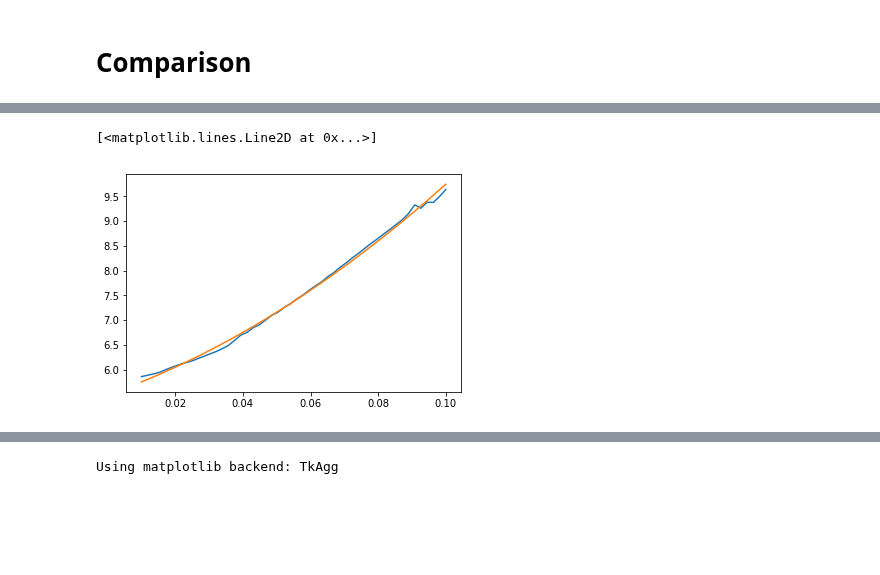
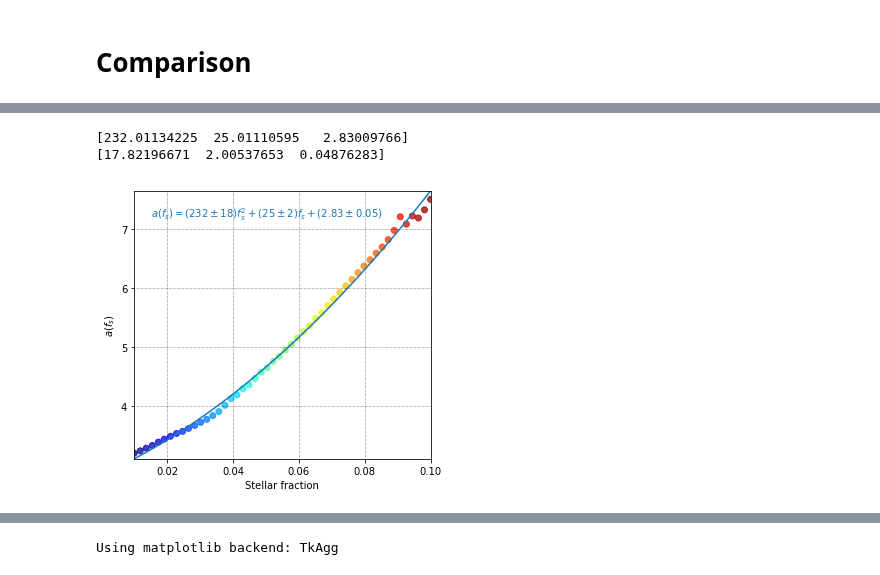
Before and after one commit to jsbarbosa/TesisFisica, a Jupyter notebook: Files/Week 10/ReturnProperties.ipynb, the cells around one changed output, grey strips where cells are left out. Saved outputs shown, nothing was run; the diff lists cells and outputs as text; code cells hidden in the pictures; blank space fills up the shorter version.

```diff
--- a/Files/Week 10/ReturnProperties.ipynb
+++ b/Files/Week 10/ReturnProperties.ipynb
@@ -352,30 +329,32 @@ for i in range(0, 50, 1):
-# %%
-popts = np.array(popts)
-
-# def fit(x, a, b, c):
-#     return a * x ** 2 + b * x + c
-def fitSlope(x, a, b, c, d):
-    return a * np.exp(b * x) + c * x + d
-
-def fitIntercept(x, a, b, c):
-    return a * x ** 2 + b * x + c
-
-
-x = FRACTIONS[::len(FRACTIONS) // len(popts)]
-
-popt_slope, pcov = curve_fit(fitSlope, x, popts[:, 0], maxfev = 100000)
-popt_intercept, pcov = curve_fit(fitIntercept, x, popts[:, 1], maxfev = 100000)
-
-
-# print(popt)
-# popt = np.polyfit(x, , 2)
-
-plt.plot(x, popts[:, 0])
-# plt.plot(x, fitIntercept(x, *popt_intercept))
-plt.plot(x, fitSlope(x, *popt_slope))
-# plt.plot(x, popts[:, 1])
-
-# plt.ylim(-1e-8, 1e-8)
-# %% [output]
-[<matplotlib.lines.Line2D at 0x...>]
-[figure, removed]
+# %%
+popt, pcov = np.polyfit(FRACTIONS, popts[:, 0], 2, cov = True)
+uncer = np.array([pcov[i, i] ** 0.5 for i in range(len(pcov))])
+
+poly_a = np.poly1d(popt)
+print(popt)
+print(uncer)
+y = poly_a(FRACTIONS)
+
+fig, ax = plt.subplots(figsize = (5, 4.5))
+ax.scatter(FRACTIONS, popts[:, 0], c = colors, alpha = 0.75)
+c = ax.plot(FRACTIONS, y)[0].get_color()
+
+ax.grid()
+
+ax.set_xlim(FRACTIONS.min(), FRACTIONS.max())
+ax.set_ylim(y.min(), y.max())
+
+ax.text(0.015, 7.2, '$a(f_s) = (232 \pm 18) f_s^2 + (25 \pm 2)f_s + (2.83 \pm 0.05)$', color = c)
+
+ax.set_xlabel('Stellar fraction')
+ax.set_ylabel('$a(f_s)$')
+
+fig.tight_layout()
+
+fig.savefig('a.png', dpi = 300)
+
+plt.show()
+# %% [output]
+[232.01134225  25.01110595   2.83009766]
+[17.82196671  2.00537653  0.04876283]
+[figure, added]
```
Also changed, not shown: parts of 21 cells of this notebook, 12 other files.
